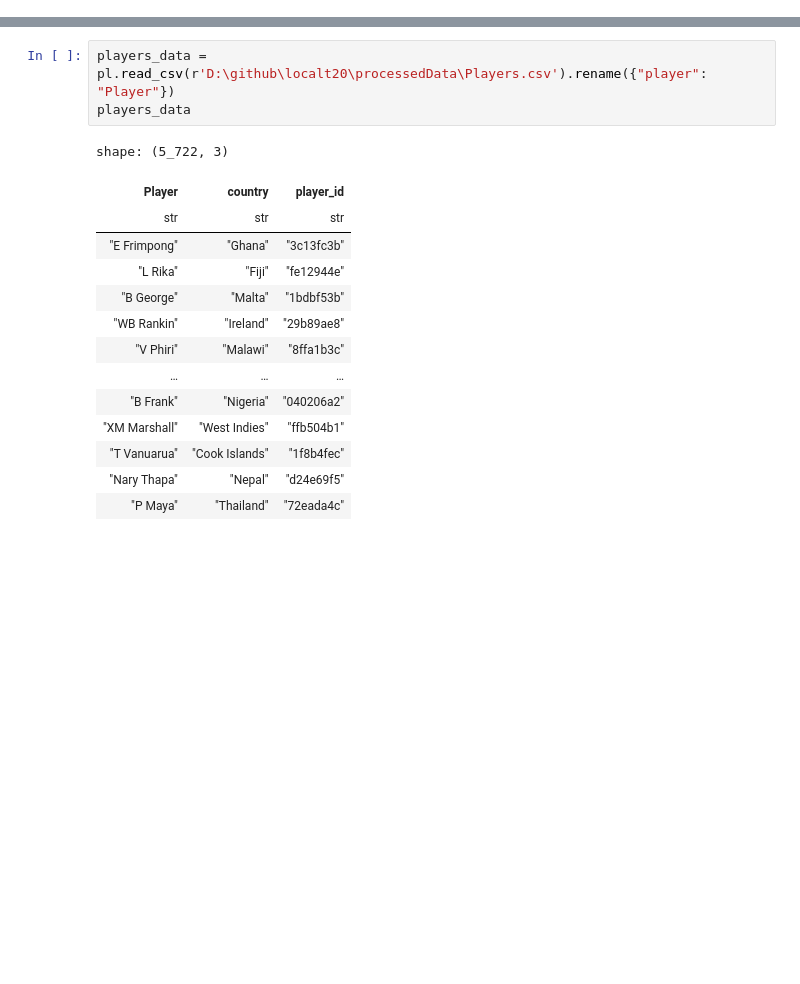
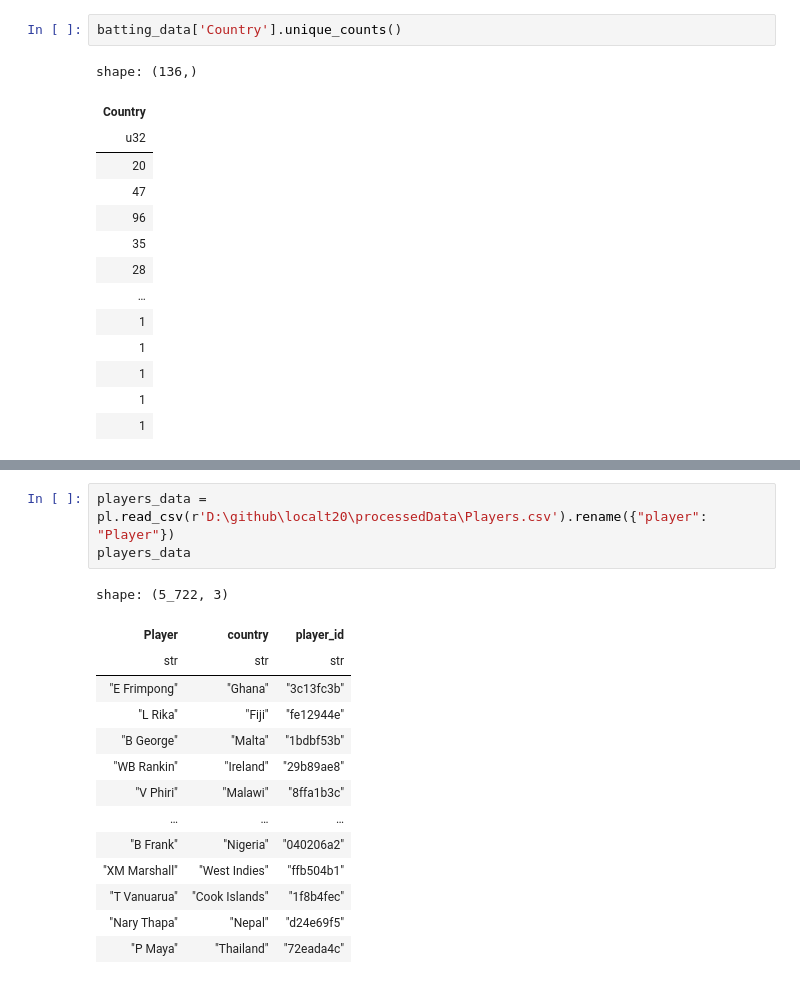
Before and after one commit to Salman-shaik116/localt20, a Jupyter notebook: notebooks/preprocessiong/battingdata.ipynb, the cells around one changed output, grey strips where cells are left out. Drawn from its saved outputs; the diff is of its cells as text; blank space fills up the shorter version.

```diff
--- a/notebooks/preprocessiong/battingdata.ipynb
+++ b/notebooks/preprocessiong/battingdata.ipynb
@@ -96,0 +121,17 @@ shape: (4_100, 4)
+# %%
+batting_data['Country'].unique_counts()
+# %% [output]
+shape: (136,)
+| Country |
+| u32 |
+| 20 |
+| 47 |
+| 96 |
+| 35 |
+| 28 |
+| … |
+| 1 |
+| 1 |
+| 1 |
+| 1 |
+| 1 |
```
Also changed, not shown: parts of 11 cells of this notebook, 5 other files.
